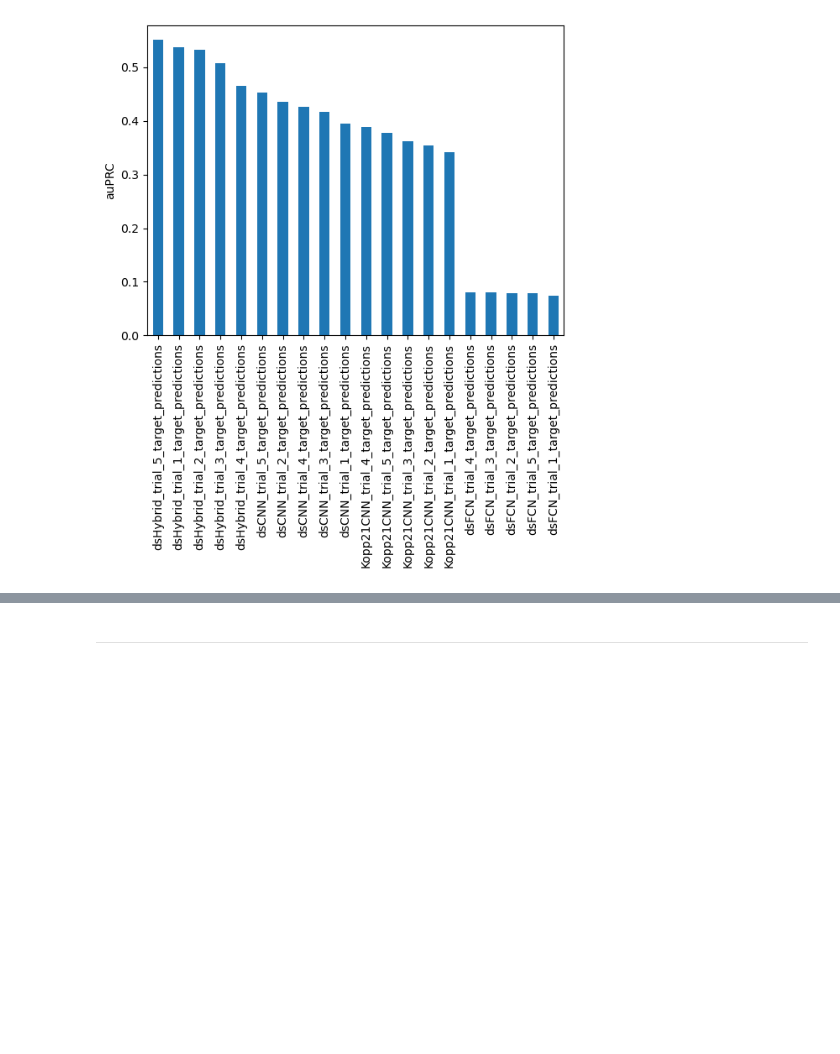
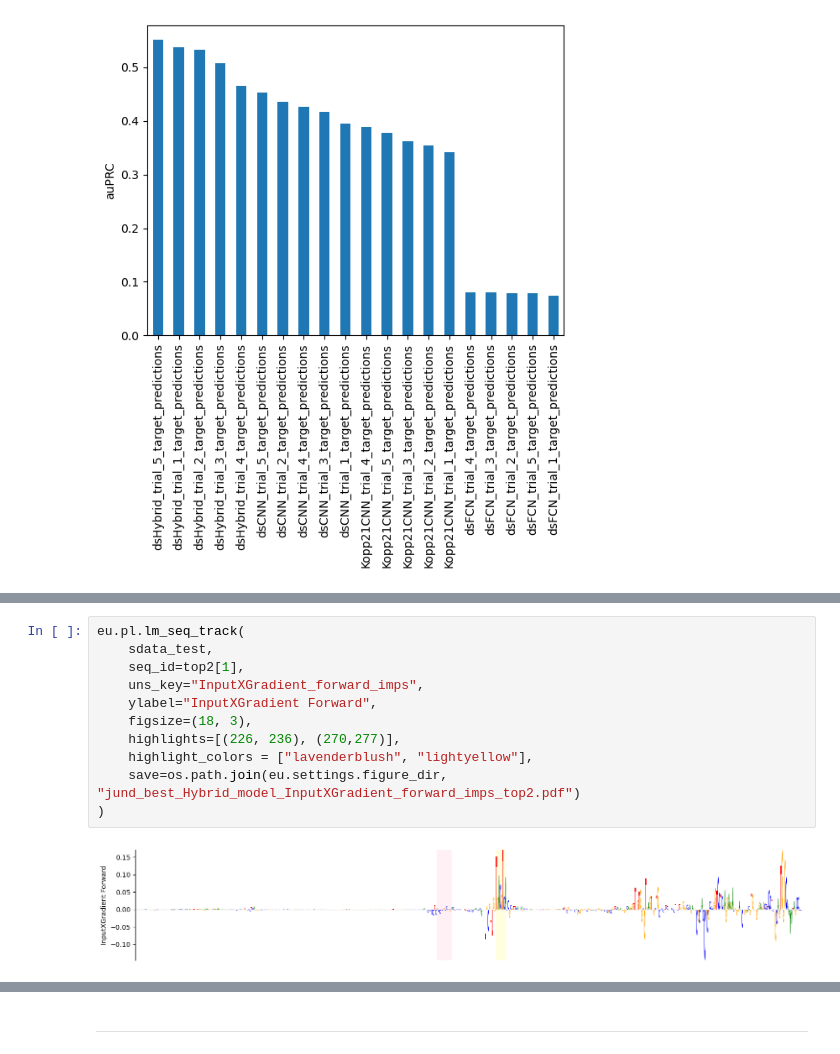
Before and after one commit to ML4GLand/EUGENe_paper, a Jupyter notebook: notebooks/kopp21/kopp21_plotting.ipynb, the cells around one changed output, grey strips where cells are left out. Cells and saved outputs as stored; diff of their text form; blank space fills up the shorter version.

```diff
--- a/notebooks/kopp21/kopp21_plotting.ipynb
+++ b/notebooks/kopp21/kopp21_plotting.ipynb
@@ -95,0 +194,13 @@ plt.show()
+# %%
+eu.pl.lm_seq_track(
+    sdata_test,
+    seq_id=top2[1],
+    uns_key="InputXGradient_forward_imps",
+    ylabel="InputXGradient Forward",
+    figsize=(18, 3),
+    highlights=[(226, 236), (270,277)],
+    highlight_colors = ["lavenderblush", "lightyellow"],
+    save=os.path.join(eu.settings.figure_dir, "jund_best_Hybrid_model_InputXGradient_forward_imps_top2.pdf")
+)
+# %% [output]
+[figure, added]
```
Also changed, not shown: parts of 27 cells of this notebook, 18 other files.
